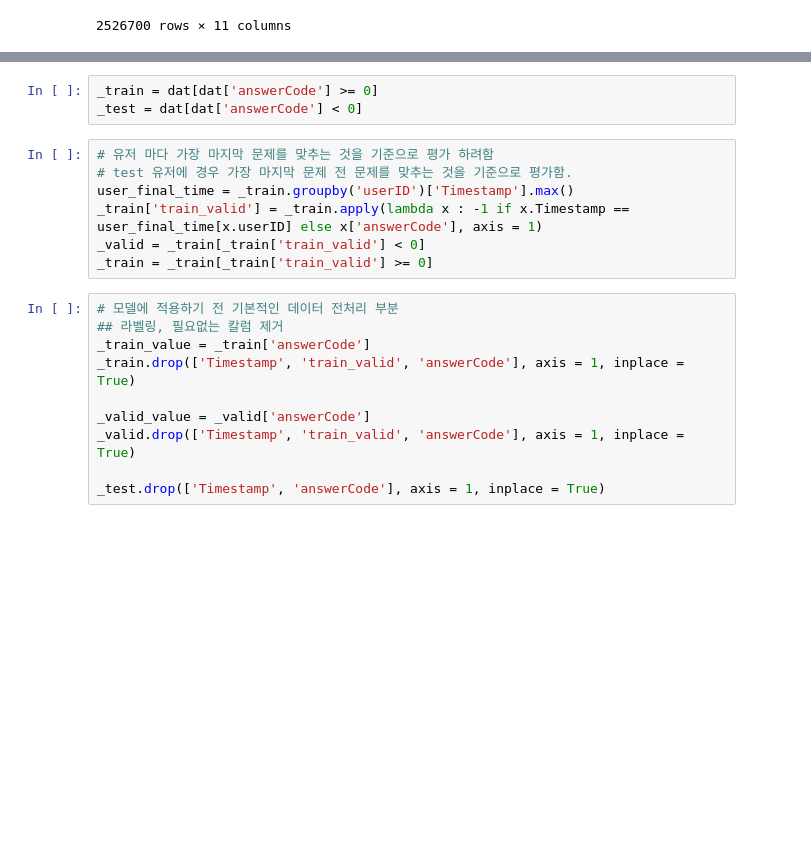
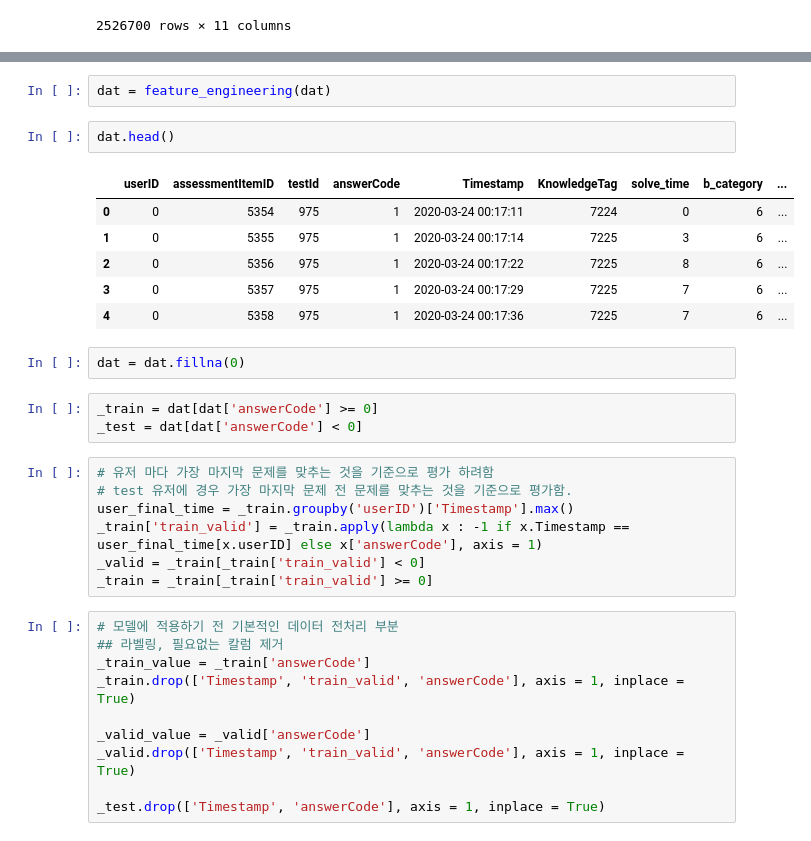
Before and after one commit to boostcampaitech4lv23recsys1/level2_dkt_recsys-level2-recsys-04, a Jupyter notebook: suyeon_bae_xgboost.ipynb, the cells around one changed output, grey strips where cells are left out. Saved outputs shown, nothing was run; the diff lists cells and outputs as text; blank space fills up the shorter version.

```diff
--- a/suyeon_bae_xgboost.ipynb
+++ b/suyeon_bae_xgboost.ipynb
@@ -42,3 +66,16 @@ dat
+# %%
+dat = feature_engineering(dat)
+# %%
+dat.head()
+# %% [output]
+|  | userID | assessmentItemID | testId | answerCode | Timestamp | KnowledgeTag | solve_time | b_category | ... |
+| 0 | 0 | 5354 | 975 | 1 | 2020-03-24 00:17:11 | 7224 | 0 | 6 | ... |
+| 1 | 0 | 5355 | 975 | 1 | 2020-03-24 00:17:14 | 7225 | 3 | 6 | ... |
+| 2 | 0 | 5356 | 975 | 1 | 2020-03-24 00:17:22 | 7225 | 8 | 6 | ... |
+| 3 | 0 | 5357 | 975 | 1 | 2020-03-24 00:17:29 | 7225 | 7 | 6 | ... |
+| 4 | 0 | 5358 | 975 | 1 | 2020-03-24 00:17:36 | 7225 | 7 | 6 | ... |
+# %%
+dat = dat.fillna(0)
 # %%
 _train = dat[dat['answerCode'] >= 0]
 _test = dat[dat['answerCode'] < 0]
```
Also changed, not shown: parts of 17 cells of this notebook.
